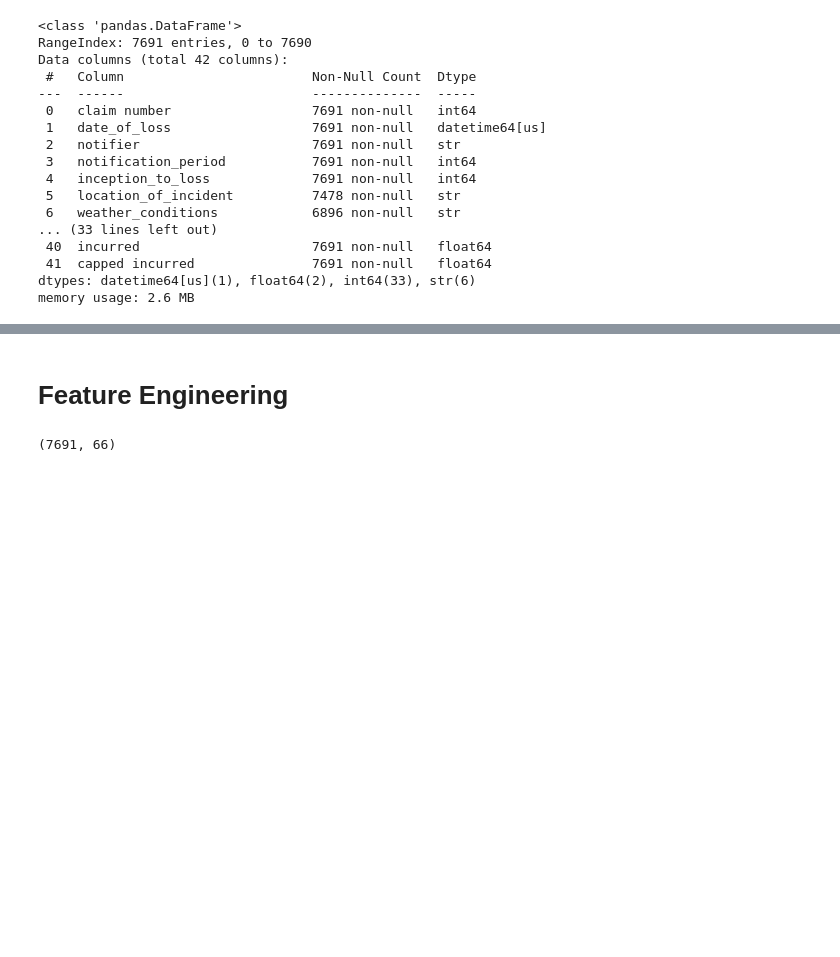
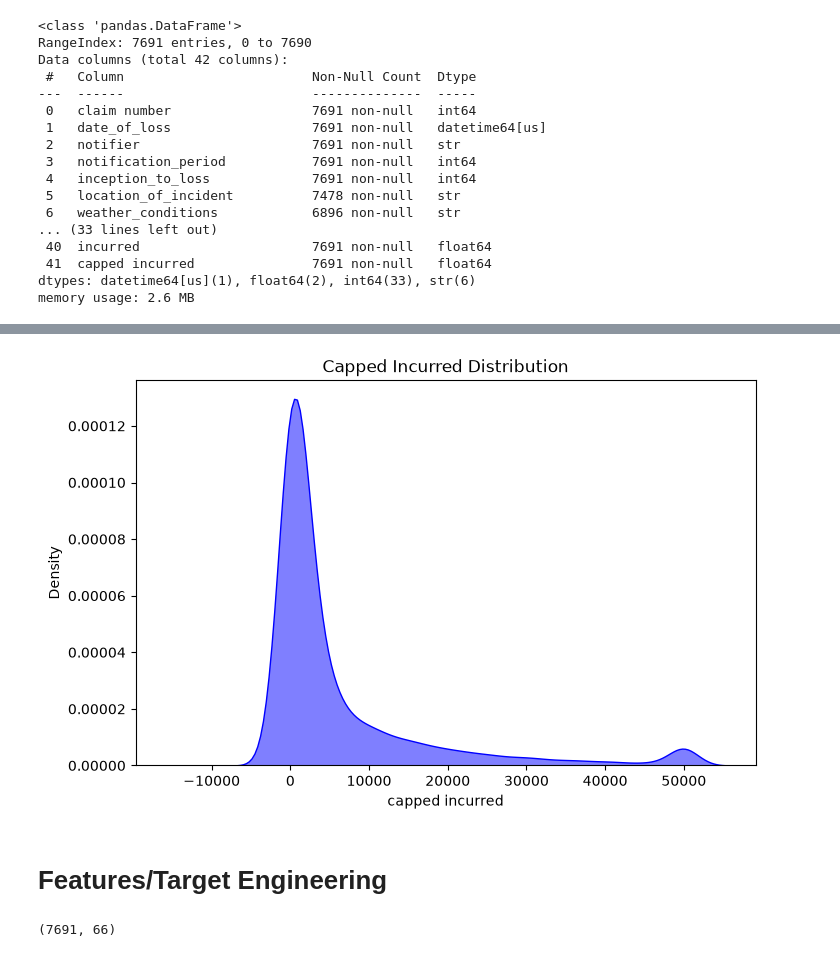
Before and after one commit to qusai238/fnol_modelling, a Jupyter notebook: notebooks/fnol_analysis.ipynb, the cells around one changed output, grey strips where cells are left out. Saved outputs shown, nothing was run; the diff lists cells and outputs as text; code cells hidden in the pictures; blank space fills up the shorter version.

Commit message:
adding funcitons for data split and target engineering

```diff
--- a/notebooks/fnol_analysis.ipynb
+++ b/notebooks/fnol_analysis.ipynb
@@ -243,4 +277,12 @@ memory usage: 2.6 MB
+# %%
+# plotting capped incurred distribution
+plt.figure(figsize=(8,5))
+sns.kdeplot(df['capped incurred'], label='Capped Incurred', shade=True, alpha=0.5,color='blue')
+plt.title('Capped Incurred Distribution')
+plt.show()
+# %% [output]
+[figure, added]
 # %% [markdown]
-# Feature Engineering
+# Features/Target Engineering
 # %%
 # import helper functions for feature engineering
```
Also changed, not shown: parts of 7 cells of this notebook, 4 other files.
